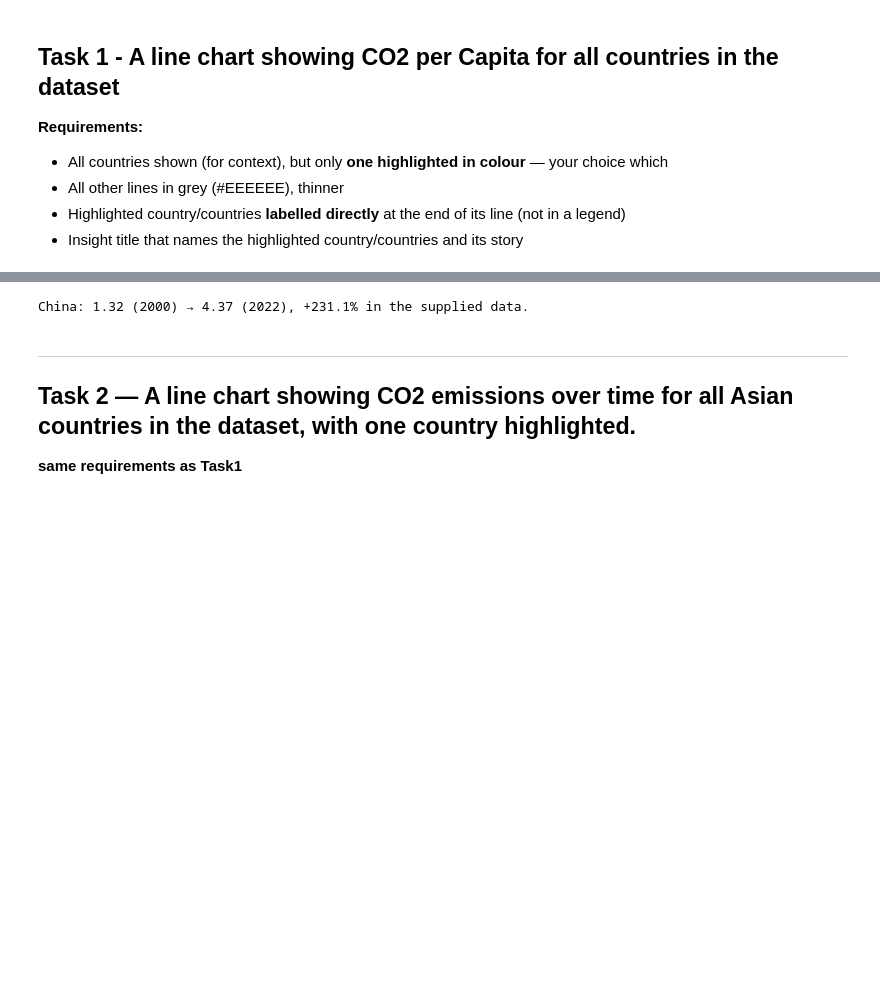
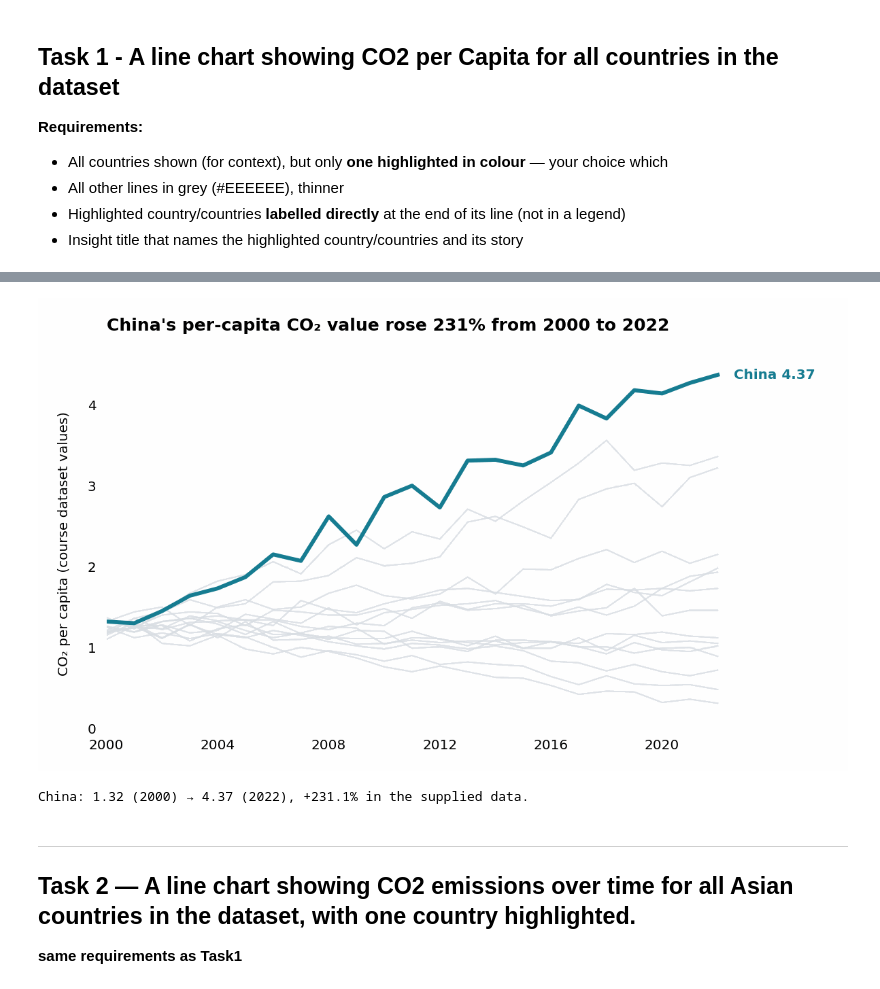
Before and after one commit to AlokKevadiya/dataviz-exercise-alokkevadiya, a Jupyter notebook: week03/lecture03_exercise.ipynb, the cells around one changed output, grey strips where cells are left out. Cells and saved outputs as stored; diff of their text form; code cells hidden in the pictures; blank space fills up the shorter version.

Commit message:
Save executed Week 3 charts with PNG previews

```diff
--- a/week03/lecture03_exercise.ipynb
+++ b/week03/lecture03_exercise.ipynb
@@ -63,31 +72,36 @@ Name: CO2_Mt, dtype: float64
 - Highlighted country/countries **labelled directly** at the end of its line (not in a legend)
 - Insight title that names the highlighted country/countries and its story
 # %%
-# Task 1: All countries for context; only China is highlighted.
+# TASK 1 — All countries for context, with just China highlighted.
 highlight = 'China'
 first_year, last_year = df['Year'].min(), df['Year'].max()
 china = df[df['Country'] == highlight].sort_values('Year')
 start = china.loc[china['Year'] == first_year, 'CO2_per_capita'].iloc[0]
 end = china.loc[china['Year'] == last_year, 'CO2_per_capita'].iloc[0]
 change_pct = (end / start - 1) * 100
+
 fig1 = go.Figure()
 
-# Thin grey lines for all 14 non-highlighted countries.
+# Grey context lines: include EVERY other country, with hover information.
 for country, country_data in df[df['Country'] != highlight].groupby('Country'):
     fig1.add_trace(go.Scatter(
         x=country_data['Year'], y=country_data['CO2_per_capita'],
-        mode='lines', name=country, line=dict(color='#EEEEEE', width=1.5),
+        mode='lines', name=country,
+        line=dict(color='#EEEEEE', width=1.5),
         hovertemplate=f'{country}<br>Year: %{{x}}<br>CO₂ per capita: %{{y:.2f}}<extra></extra>',
         showlegend=False
     ))
 
-# Draw the coloured highlight last for visibility.
+# Plot the highlighted country last so it remains prominent.
 fig1.add_trace(go.Scatter(
     x=china['Year'], y=china['CO2_per_capita'],
-    mode='lines', name=highlight, line=dict(color='#167C91', width=3.5),
+    mode='lines', name=highlight,
+    line=dict(color='#167C91', width=3.5),
     hovertemplate='China<br>Year: %{x}<br>CO₂ per capita: %{y:.2f}<extra></extra>',
     showlegend=False
 ))
+
+# The label is next to the end of the line, eliminating the legend.
 fig1.add_annotation(
     x=last_year, y=end, text=f'<b>{highlight}</b>  {end:.2f}',
     showarrow=False, xanchor='left', xshift=10,
@@ -95,14 +109,15 @@ fig1.add_annotation(
 )
 fig1.update_layout(
     title=dict(text=f"China's per-capita CO₂ value rose {change_pct:.0f}% from {first_year} to {last_year}", x=0.02),
-    xaxis=dict(title=None, range=[first_year, last_year + 4], dtick=4,
-               showgrid=False, showline=False, zeroline=False),
+    xaxis=dict(title=None, range=[first_year, last_year + 4], dtick=4, showgrid=False,
+               showline=False, zeroline=False),
     yaxis=dict(title='CO₂ per capita (course dataset values)', rangemode='tozero',
                showgrid=True, gridcolor='#F3F3F3', zeroline=False, showline=False),
     template='plotly_white', height=460,
     margin=dict(l=88, r=125, t=88, b=50),
     font=dict(family='Arial', size=12, color='#283445'),
-    paper_bgcolor='white', plot_bgcolor='white', showlegend=False
+    paper_bgcolor='white', plot_bgcolor='white',
+    showlegend=False
 )
 assert len(fig1.data) == df['Country'].nunique()
 assert sum(t.line.color != '#EEEEEE' for t in fig1.data) == 1
@@ -113,3 +127,4 @@ print(f'China: {start:.2f} ({first_year}) → {end:.2f} ({last_year}), +{change_
+[figure, added]
 China: 1.32 (2000) → 4.37 (2022), +231.1% in the supplied data.
 # %% [markdown]
 ---
```
Also changed, not shown: parts of 6 cells of this notebook.
